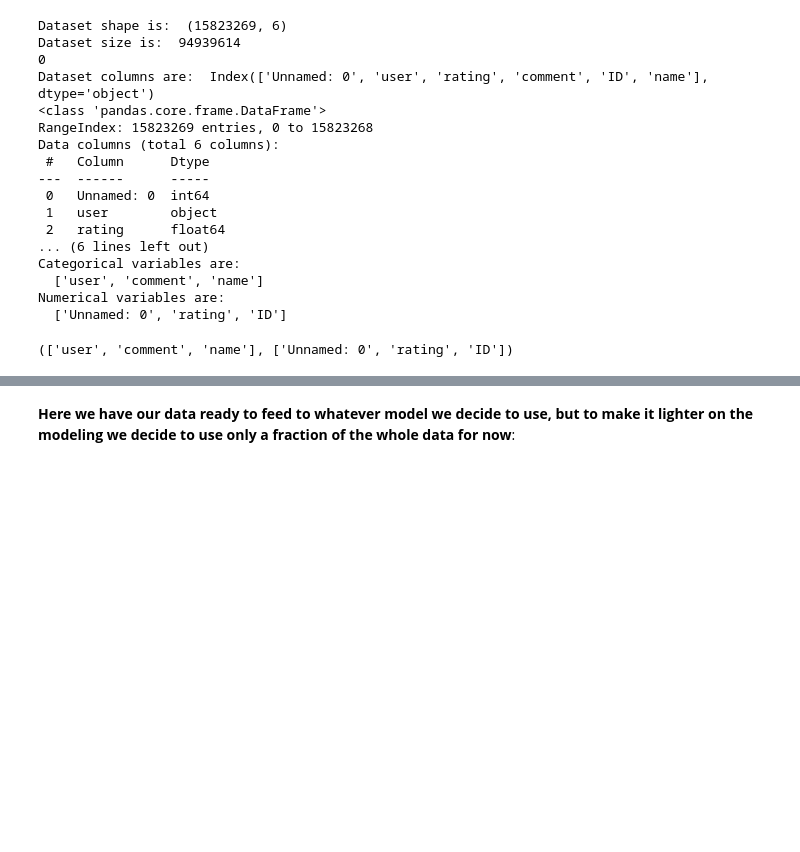
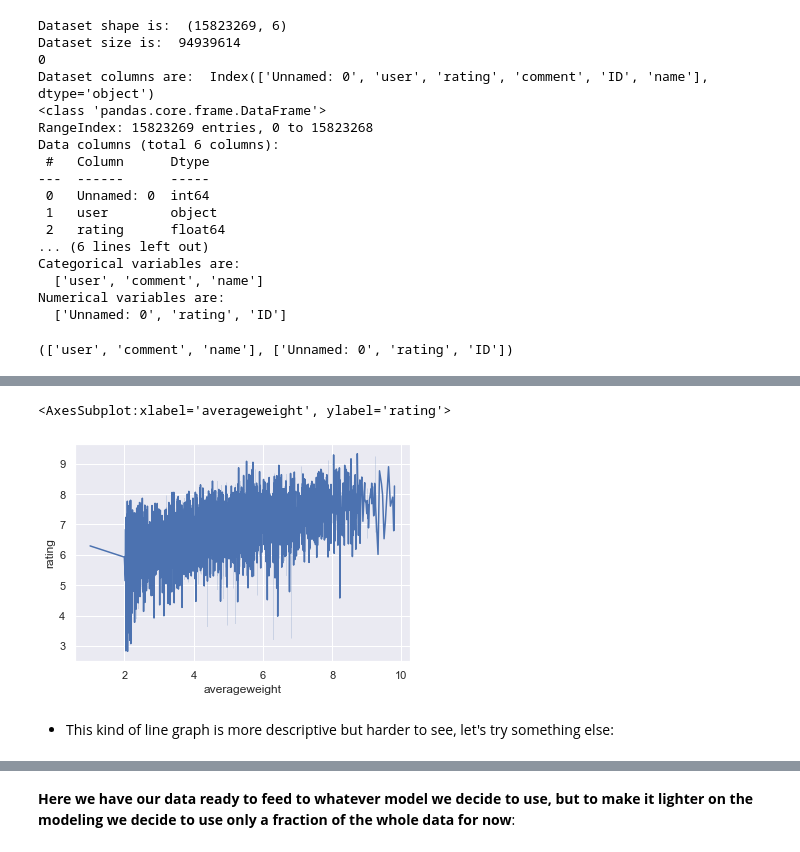
Before and after one commit to marcosvppfernandes/recommender_system, a Jupyter notebook: notebooks/First_MVP.ipynb, the cells around one changed output, grey strips where cells are left out. Drawn from its saved outputs; the diff is of its cells as text; code cells hidden in the pictures; blank space fills up the shorter version.

```diff
--- a/notebooks/First_MVP.ipynb
+++ b/notebooks/First_MVP.ipynb
@@ -113,0 +318,9 @@ King of Tokyo = 70323, great game by the way. Coolest dice I have ever seen.
+# %%
+rating_weight_comparison = rating_weight_comparison.groupby('name').mean()
+# %%
+rating_weight_comparison =  rating_weight_comparison.sort_values(by='averageweight', ascending=True)
+# %%
+# For some reason there are some 0's on weights - lets assume they are mistakes and remove them
+rating_weight_comparison['averageweight'] = rating_weight_comparison['averageweight'].where(rating_weight_comparison['averageweight'] > 0)
+# %%
+rating_weight_comparison.dropna(inplace=True)
@@ -113,0 +344,9 @@ King of Tokyo = 70323, great game by the way. Coolest dice I have ever seen.
+# %%
+sns.set_theme(style="darkgrid")
+sns.lineplot(x="averageweight", y="rating",
+             data=rating_weight_comparison)
+# %% [output]
+<AxesSubplot:xlabel='averageweight', ylabel='rating'>
+[figure, added]
+# %% [markdown]
+- This kind of line graph is more descriptive but harder to see, let's try something else:
```
Also changed, not shown: parts of 87 cells of this notebook.
